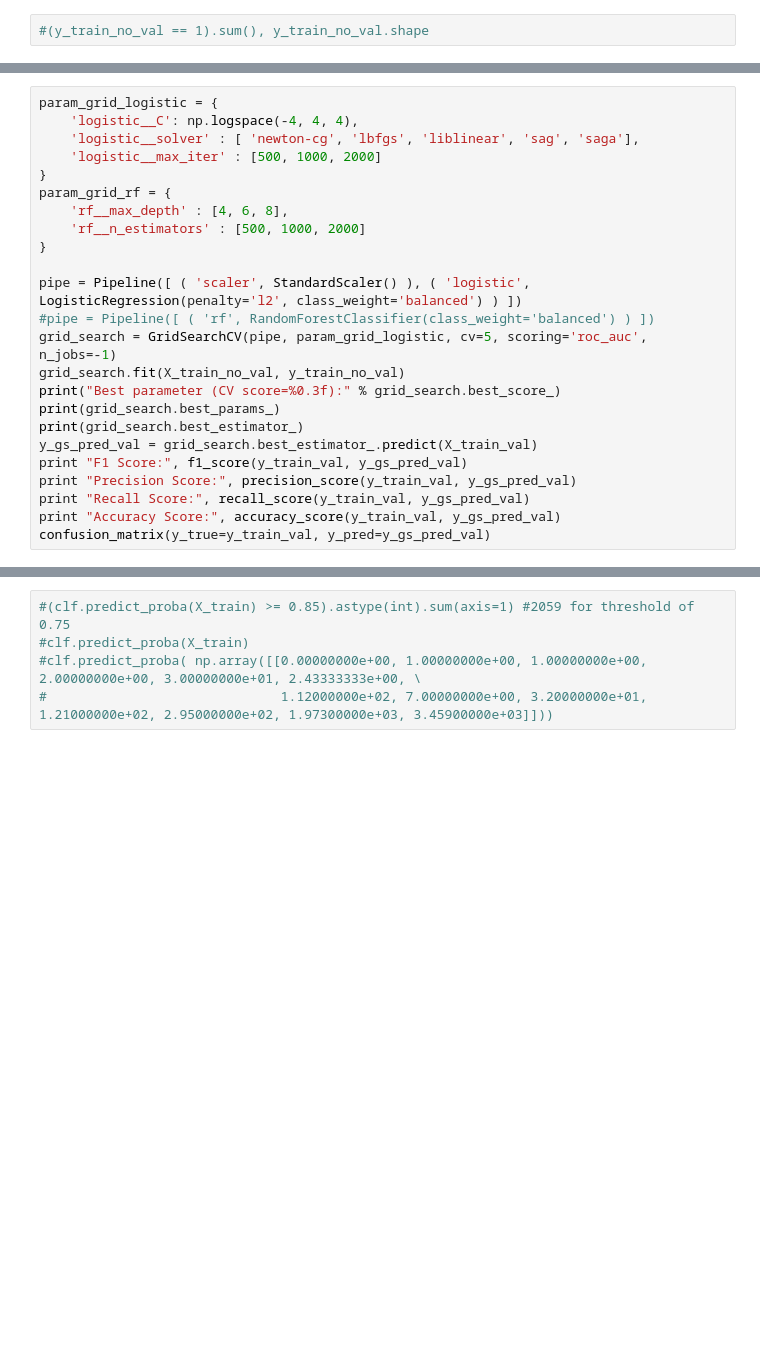
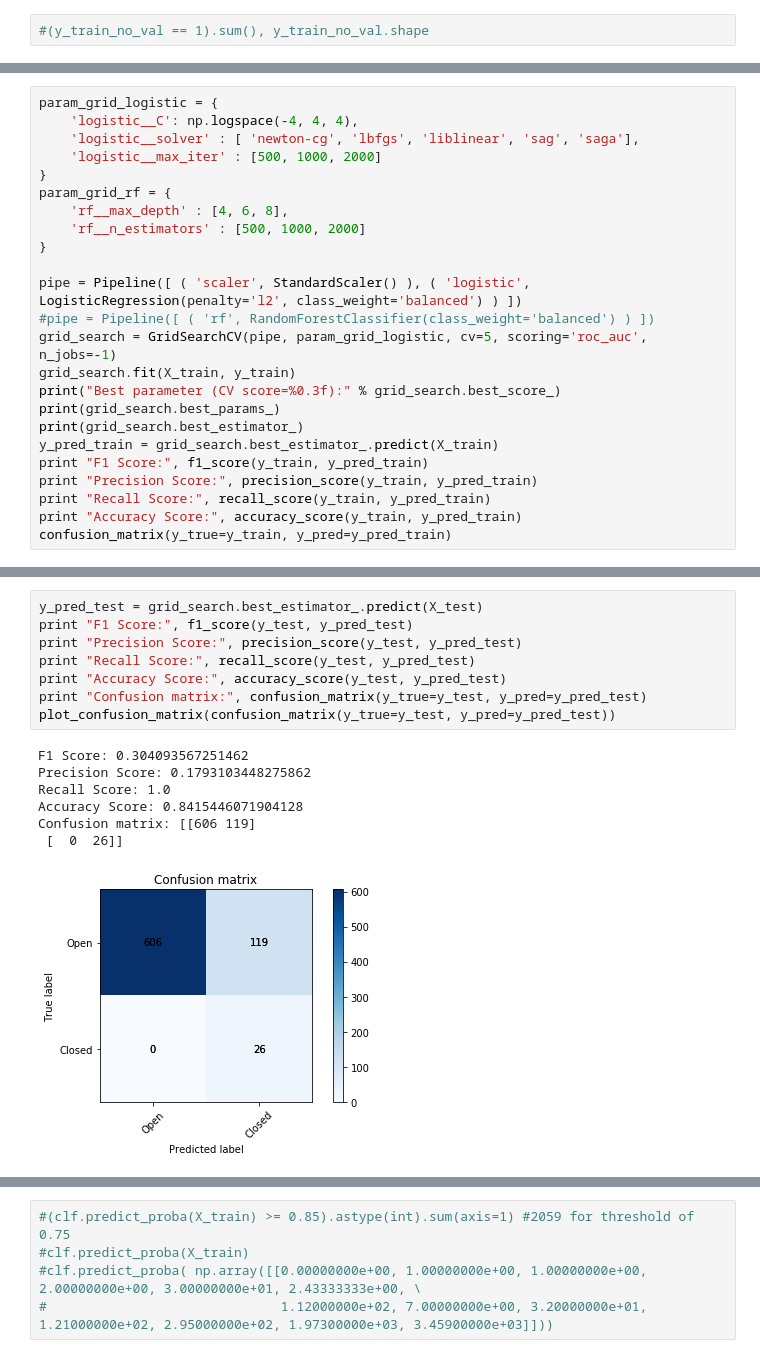
Before and after one commit to jneuman88/Predict-Restaurant-Closure, a Jupyter notebook: Vegas Restaurant Predictor.ipynb, the cells around one changed output, grey strips where cells are left out. Saved outputs shown, nothing was run; the diff lists cells and outputs as text; blank space fills up the shorter version.

```diff
--- a/Vegas Restaurant Predictor.ipynb
+++ b/Vegas Restaurant Predictor.ipynb
@@ -429,13 +521,13 @@ param_grid_rf = {
 pipe = Pipeline([ ( 'scaler', StandardScaler() ), ( 'logistic', LogisticRegression(penalty='l2', class_weight='balanced') ) ])
 #pipe = Pipeline([ ( 'rf', RandomForestClassifier(class_weight='balanced') ) ])
 grid_search = GridSearchCV(pipe, param_grid_logistic, cv=5, scoring='roc_auc', n_jobs=-1)
-grid_search.fit(X_train_no_val, y_train_no_val)
+grid_search.fit(X_train, y_train)
 print("Best parameter (CV score=%0.3f):" % grid_search.best_score_)
 print(grid_search.best_params_)
 print(grid_search.best_estimator_)
-y_gs_pred_val = grid_search.best_estimator_.predict(X_train_val)
-print "F1 Score:", f1_score(y_train_val, y_gs_pred_val)
-print "Precision Score:", precision_score(y_train_val, y_gs_pred_val)
-print "Recall Score:", recall_score(y_train_val, y_gs_pred_val)
-print "Accuracy Score:", accuracy_score(y_train_val, y_gs_pred_val)
-confusion_matrix(y_true=y_train_val, y_pred=y_gs_pred_val)
+y_pred_train = grid_search.best_estimator_.predict(X_train)
+print "F1 Score:", f1_score(y_train, y_pred_train)
+print "Precision Score:", precision_score(y_train, y_pred_train)
+print "Recall Score:", recall_score(y_train, y_pred_train)
+print "Accuracy Score:", accuracy_score(y_train, y_pred_train)
+confusion_matrix(y_true=y_train, y_pred=y_pred_train)
@@ -442,3 +548,19 @@ confusion_matrix(y_true=y_train_val, y_pred=y_gs_pred_val)
+# %%
+y_pred_test = grid_search.best_estimator_.predict(X_test)
+print "F1 Score:", f1_score(y_test, y_pred_test)
+print "Precision Score:", precision_score(y_test, y_pred_test)
+print "Recall Score:", recall_score(y_test, y_pred_test)
+print "Accuracy Score:", accuracy_score(y_test, y_pred_test)
+print "Confusion matrix:", confusion_matrix(y_true=y_test, y_pred=y_pred_test)
+plot_confusion_matrix(confusion_matrix(y_true=y_test, y_pred=y_pred_test))
+# %% [output]
+F1 Score: 0.304093567251462
+Precision Score: 0.1793103448275862
+Recall Score: 1.0
+Accuracy Score: 0.8415446071904128
+Confusion matrix: [[606 119]
+ [  0  26]]
+[figure, added]
 # %%
 model = Pipeline([ ( 'scaler', StandardScaler() ), ( 'lr', LogisticRegression(solver='lbfgs', max_iter=1000, random_state=42, class_weight='balanced') ) ])
 #model = Pipeline([ ( 'scaler', StandardScaler() ), ( 'lr', RandomForestClassifier(max_depth=5, n_estimators=1000, class_weight='balanced') ) ])
```
Also changed, not shown: parts of 13 cells of this notebook, 7 other files.
